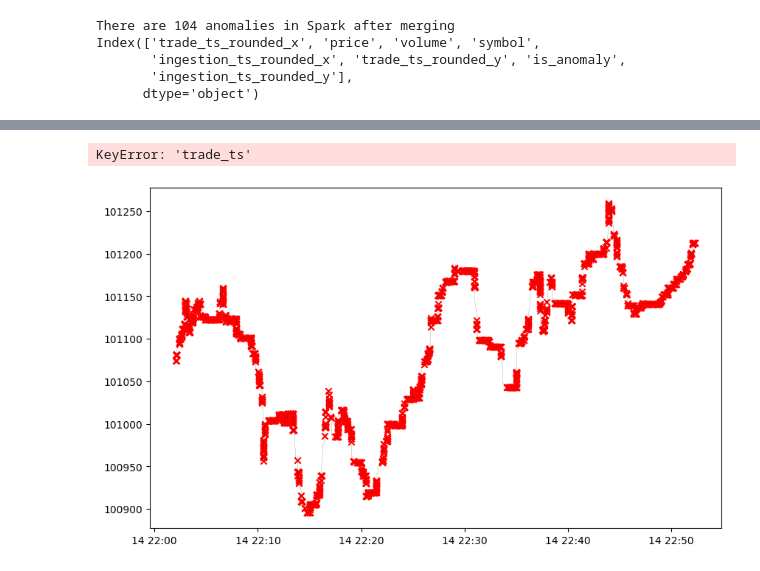
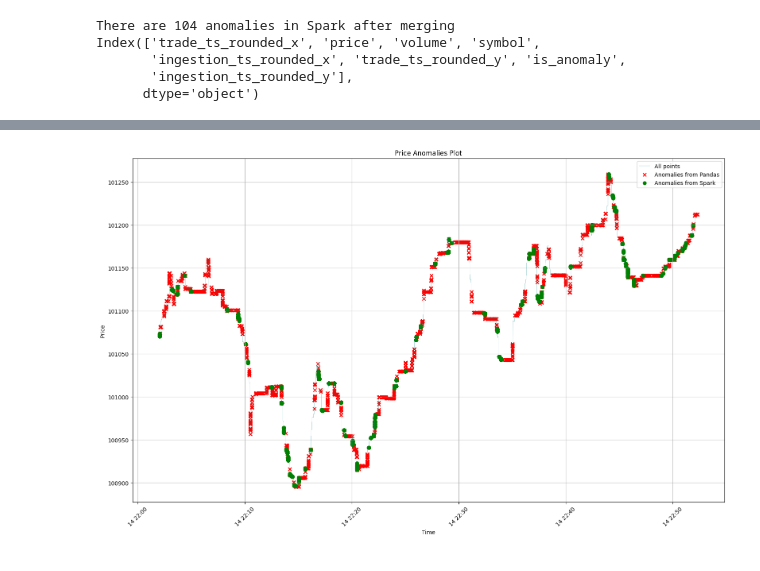
Before and after one commit to KarolSekscinski/anomaly-detection, a Jupyter notebook: sandbox/eval_results.ipynb, the cells around one changed output, grey strips where cells are left out. Cells and saved outputs as stored; diff of their text form; code cells hidden in the pictures.

```diff
--- a/sandbox/eval_results.ipynb
+++ b/sandbox/eval_results.ipynb
@@ -171,8 +171,9 @@ Index: []
 # Preprocess pandas df with anomalies detected ex post
 pandas_df = pd.merge(prices_df, volume_df, on=["uuid", "ingestion_ts","symbol", "trade_ts", "price", "volume"], how="inner")
 
-pandas_df["is_anomaly"] = ((pandas_df["is_anomaly_price_x"] == 1)
-                                    | (pandas_df["peak_anomaly"] == 1) | (pandas_df["valley_anomaly"] == 1))
+# pandas_df["is_anomaly"] = ((pandas_df["is_anomaly_price_x"] == 1)
+#                                     | (pandas_df["peak_anomaly"] == 1) | (pandas_df["valley_anomaly"] == 1))
+pandas_df["is_anomaly"] = (pandas_df["is_anomaly_price_x"] == 1)
 columns_to_remove = ['is_anomaly_price_x', 'rolling_median',
        'absolute_deviation', 'rolling_mad', 'z_score', 'trade_conditions_y', 'trade_conditions_x', 'type_x',
        'type_y', 'is_anomaly_price_y', 'peak_anomaly', 'valley_anomaly']
@@ -282,39 +283,38 @@ max    101259.243333    0.115780         1.0
 [104 rows x 8 columns]>
 # %%
 # Plotting compare
-plt.figure(figsize=(10, 6))
+plt.figure(figsize=(16, 10))
 
 # Change after fixing merge
 base_df = pandas_df.copy()
 first_df_anomalies = pandas_df[pandas_df['is_anomaly'] == 1].copy()
-second_df_anomalies = merged_df[merged_df['is_anomaly'] == 1].copy()
+second_df_anomalies = anomalies_df_raw[anomalies_df_raw['is_anomaly'] == 1].copy()
 
 # Plot all points from the first dataframe
-plt.plot(base_df['trade_ts'], base_df['price'], label='All points', color='black', linewidth=0.1)
+plt.plot(base_df['trade_ts'], base_df['price'], label='All points', color='teal', linewidth=0.2)
 
 # # Plot anomalies from the first dataframe (is_anomaly_price == 1)
 plt.scatter(first_df_anomalies['trade_ts'],
             first_df_anomalies['price'],
             label='Anomalies from Pandas', color='red', marker='x')
 
 # Plot anomalies from the second dataframe
 plt.scatter(second_df_anomalies['trade_ts'],
             second_df_anomalies['price'],
             label='Anomalies from Spark', color='green', marker='o')
 
 # Customize plot
 plt.title('Price Anomalies Plot')
 plt.xlabel('Time')
 plt.ylabel('Price')
 plt.legend()
 plt.xticks(rotation=45)
 plt.grid(True)
 plt.tight_layout()
 
 # Show plot
 plt.show()
 # %% [output]
-KeyError: 'trade_ts'
-[figure, old version]
+[figure, new version]
 # %%
 # TODO Do the same for volume
```
Also changed, not shown: 4 other files.
